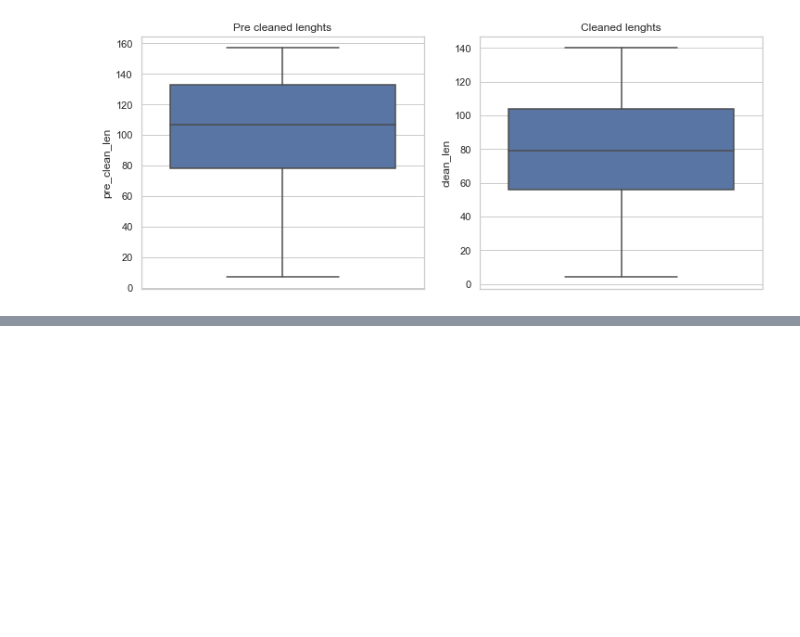
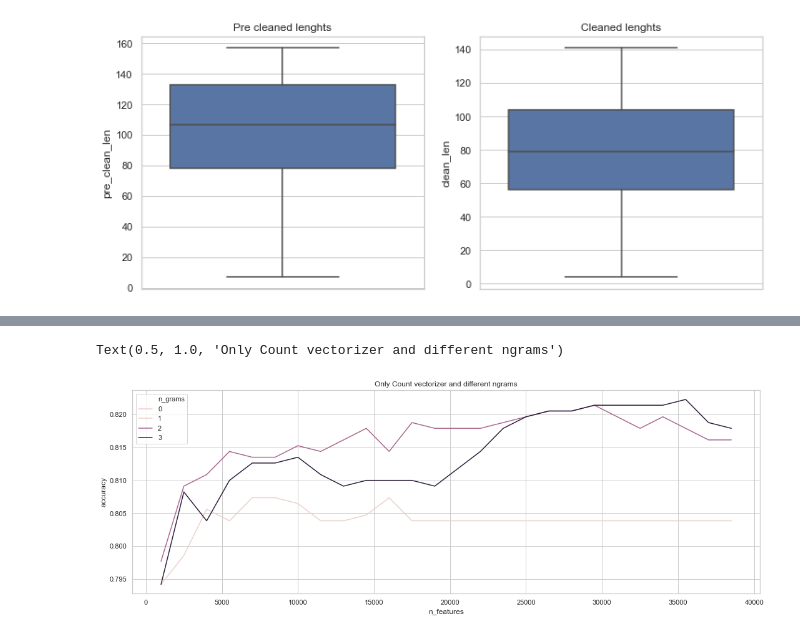
Before and after one commit to casals90/nlp_with_disaster_tweets, a Jupyter notebook: DataCleaningAndExploration.ipynb, the cells around one changed output, grey strips where cells are left out. Drawn from its saved outputs; the diff is of its cells as text; code cells hidden in the pictures; blank space fills up the shorter version.

```diff
--- a/DataCleaningAndExploration.ipynb
+++ b/DataCleaningAndExploration.ipynb
@@ -91,0 +112,2 @@ df.text.str.replace(r'@[A-Za-z0-9]+', '').iloc[31]
+# %%
+df.loc[:, "text"] = df.text.str.lower()
@@ -172,0 +305,43 @@ generate_word_cloud(splited, "Title")
+# %%
+x_train, x_test, y_train, y_test = train_test_split(train_df["text"], train_df["target"], test_size=0.20, random_state=90)
+# %%
+n_features = np.arange(1000, 40000, 1500)
+
+# Only count vectorized ngram 1, 1
+pipelines_only_count_vec = []
+for n_feature in n_features:
+    pipe = create_pipeline(tf_idf=False, max_features=n_feature, verbose=0)
+    pipelines_only_count_vec.append(({"features": n_feature, "ngrams": 1}, pipe))
+
+# Only count vectorized ngram 1, 2
+for n_feature in n_features:
+    pipe = create_pipeline(tf_idf=False, max_features=n_feature, ngram_range=(1, 2), verbose=0)
+    pipelines_only_count_vec.append(({"features": n_feature, "ngrams": 2}, pipe))
+
+# Only count vectorized ngram 1, 3
+for n_feature in n_features:
+    pipe = create_pipeline(tf_idf=False, max_features=n_feature, ngram_range=(1, 3), verbose=0)
+    pipelines_only_count_vec.append(({"features": n_feature, "ngrams": 3}, pipe))
+# %%
+results = []
+for conf, pipe in pipelines_only_count_vec:
+    x_train_i = pipe.fit_transform(x_train)
+    x_test_i = pipe.transform(x_test)
+
+    t, acc = train_and_predict(MultinomialNB(), "Naivy bayes", x_train_i, y_train, x_test_i, y_test,
+                               ["No real disaster", "Real disaster"], logs=False)
+
+    params = pipe["bow"].get_params()
+
+    results.append({"time": t, "accuracy": acc, "n_features": params["max_features"],
+                    "n_grams": f"{params['ngram_range'][1]}"})
+
+results_df = pd.DataFrame(results)
+
+fig, ax = plt.subplots(figsize=(18, 6))
+
+sns.lineplot(data=results_df, x="n_features", y="accuracy", hue="n_grams", ax=ax)
+ax.set_title("Only Count vectorizer and different ngrams")
+# %% [output]
+Text(0.5, 1.0, 'Only Count vectorizer and different ngrams')
+[figure, added]
```
Also changed, not shown: parts of 59 cells of this notebook, 1 other file.
